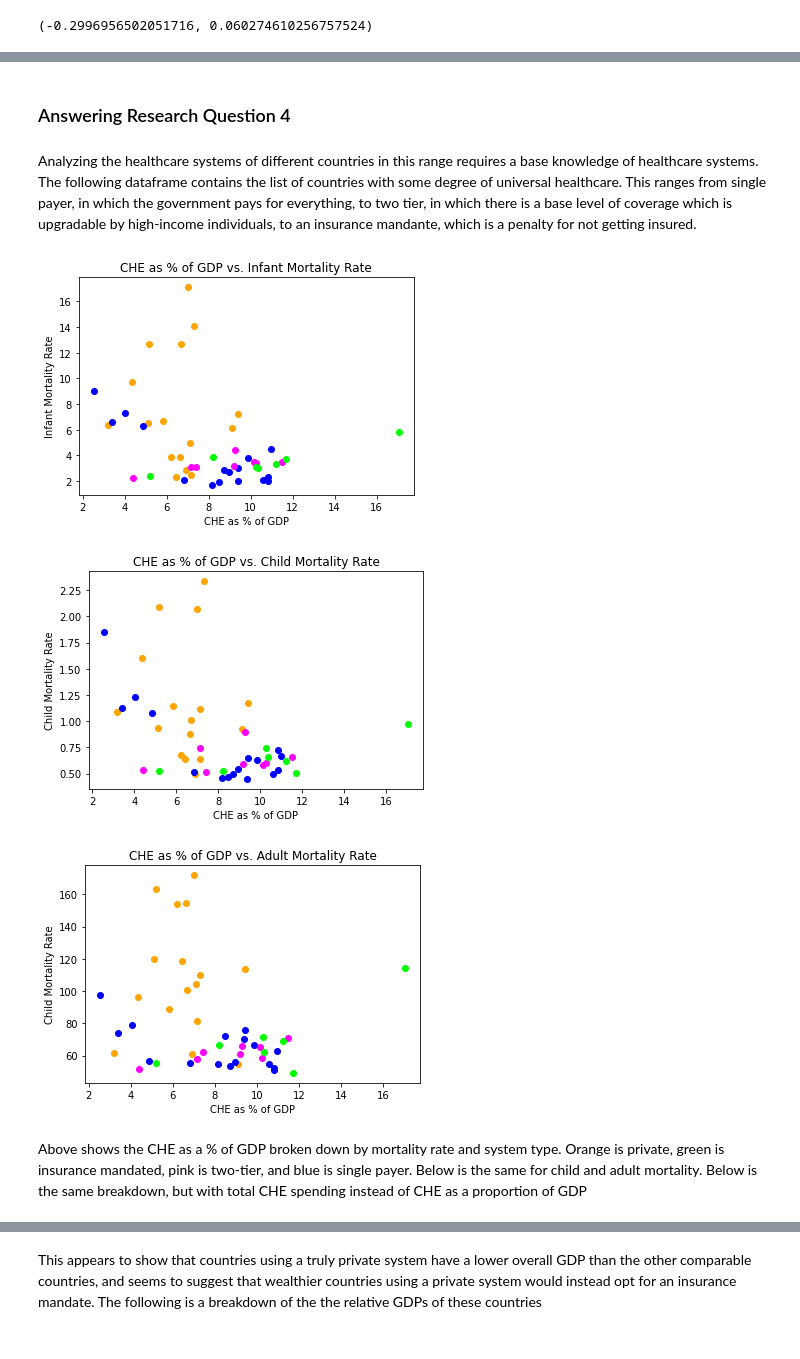
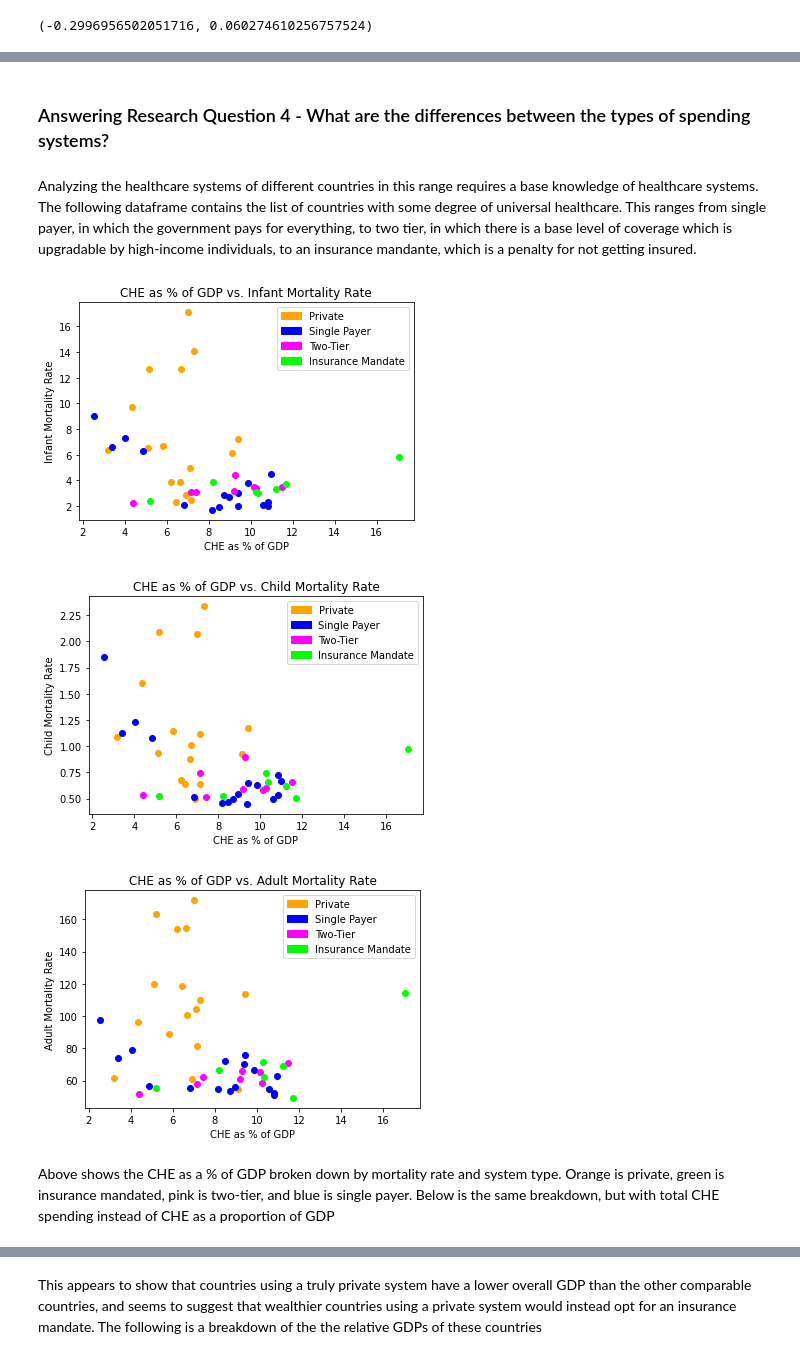
Before and after one commit to Sunil-Narayan/367FinalSunilNarayan, a Jupyter notebook: final-healthcare spending analysis.ipynb, the cells around one changed output, grey strips where cells are left out. Cells and saved outputs as stored; diff of their text form; code cells hidden in the pictures.

```diff
--- a/final-healthcare spending analysis.ipynb
+++ b/final-healthcare spending analysis.ipynb
@@ -273,5 +278,5 @@ Here, too, it appears the pure level of spending cannot explain differences in q
 # %% [markdown]
-### Answering Research Question 4
+### Answering Research Question 4 - What are the differences between the types of spending systems?
 # %% [markdown]
 Analyzing the healthcare systems of different countries in this range requires a base knowledge of healthcare systems. The following dataframe contains the list of countries with some degree of universal healthcare. This ranges from single payer, in which the government pays for everything, to two tier, in which there is a base level of coverage which is upgradable by high-income individuals, to an insurance mandante, which is a penalty for not getting insured.
 # %%
@@ -295,40 +300,49 @@ measuring = "System Type"
 along = "Country"
 types = ["Private","Single Payer","Two-Tier", "Insurance Mandate"]
 colors = ["orange", "blue", "magenta","lime"]
+plt.title("CHE as % of GDP vs. Adult Mortality Rate")
+orange_patch = mpatches.Patch(color='orange', label='Private')
+blue_patch = mpatches.Patch(color='blue', label='Single Payer')
+pink_patch = mpatches.Patch(color='magenta', label='Two-Tier')
+green_patch = mpatches.Patch(color='lime', label='Insurance Mandate')
+lColors = [orange_patch, blue_patch, pink_patch, green_patch]
 
 for i in [0,1,2,3]:
     for cnt in HFF.loc[HFF[measuring] == types[i], along]:
         plt.scatter(HFF.loc[HFF.Country == cnt, x], HFF.loc[HFF.Country == cnt, y], color=colors[i])
 plt.xlabel("CHE as % of GDP")
 plt.ylabel("Infant Mortality Rate")
 plt.title("CHE as % of GDP vs. Infant Mortality Rate")
+plt.legend(lColors, types)
 plt.show()
 
 y = "Child Mortality Rate"
 
 for i in [0,1,2,3]:
     for cnt in HFF.loc[HFF[measuring] == types[i], along]:
         plt.scatter(HFF.loc[HFF.Country == cnt, x], HFF.loc[HFF.Country == cnt, y], color=colors[i])
 plt.xlabel("CHE as % of GDP")
 plt.ylabel("Child Mortality Rate")
 plt.title("CHE as % of GDP vs. Child Mortality Rate")
+plt.legend(lColors, types)
 plt.show()
 
 y = "Adult Mortality Rate"
 
 for i in [0,1,2,3]:
     for cnt in HFF.loc[HFF[measuring] == types[i], along]:
         plt.scatter(HFF.loc[HFF.Country == cnt, x], HFF.loc[HFF.Country == cnt, y], color=colors[i])
 plt.xlabel("CHE as % of GDP")
-plt.ylabel("Child Mortality Rate")
+plt.ylabel("Adult Mortality Rate")
 plt.title("CHE as % of GDP vs. Adult Mortality Rate")
+plt.legend(lColors, types)
 plt.show()
 # %% [output]
-[figure, old version]
+[figure, new version]
-[figure, old version]
+[figure, new version]
-[figure, old version]
+[figure, new version]
 # %% [markdown]
-Above shows the CHE as a % of GDP broken down by mortality rate and system type. Orange is private, green is insurance mandated, pink is two-tier, and blue is single payer. Below is the same for child and adult mortality. Below is the same breakdown, but with total CHE spending instead of CHE as a proportion of GDP
+Above shows the CHE as a % of GDP broken down by mortality rate and system type. Orange is private, green is insurance mandated, pink is two-tier, and blue is single payer. Below is the same breakdown, but with total CHE spending instead of CHE as a proportion of GDP
 # %%
 x = "Total PPP-Adjusted Expenditure"
 y = "Infant Mortality Rate"
```
Also changed, not shown: parts of 13 cells of this notebook, 1 other file.
